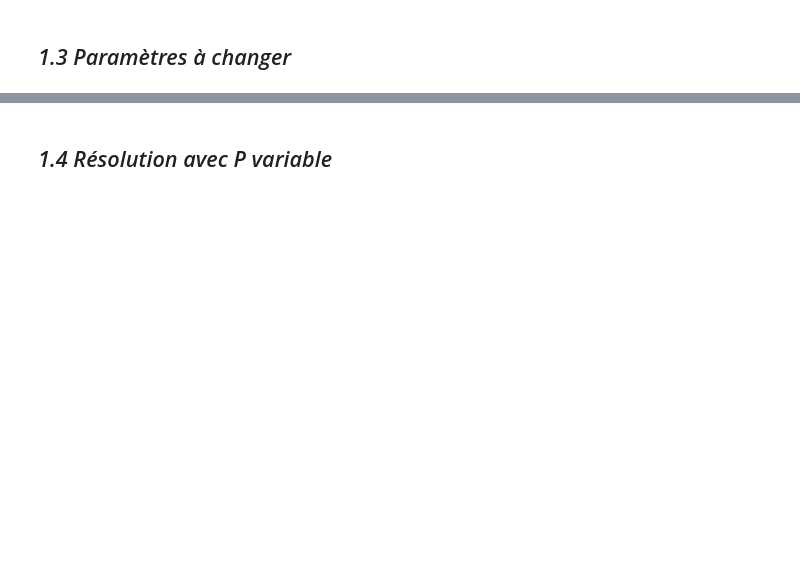
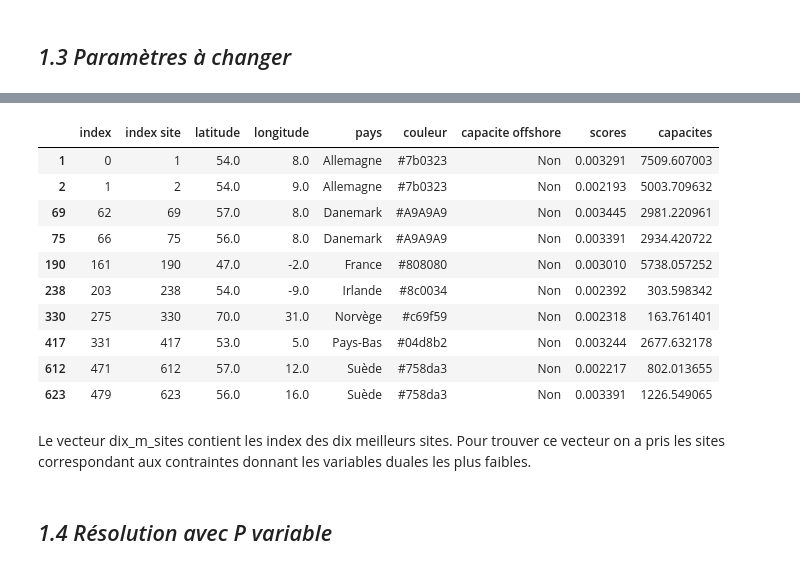
Before and after one commit to Zepp176/Projet_optimisation, a Jupyter notebook: Rapport-propre.ipynb, the cells around one changed output, grey strips where cells are left out. Cells and saved outputs as stored; diff of their text form; code cells hidden in the pictures; blank space fills up the shorter version.

```diff
--- a/Rapport-propre.ipynb
+++ b/Rapport-propre.ipynb
@@ -163,6 +163,17 @@ def sum_rendement(rend, nb_site):
         c[i] = sum_rend[i,0]
     c = CyLPArray(c)
     return c
+
+
+def dix_meilleurs_sites(a):
+    array = list(a)
+    b = max(array)
+    l = []
+    for i in range(10):
+        a = array.index(min(array))
+        l.append(a)
+        array[a] = b
+    return l
 # %%
 # chargement des données
 
@@ -382,3 +389,21 @@ print(s.dualConstraintSolution['variabilitee pg'])
+# %%
+sol_dual_capa = s.dualConstraintSolution['capacitee']
+dix_m_sites = dix_meilleurs_sites(sol_dual_capa)
+sites.loc[sites['index site'].isin(dix_m_sites)]
+# %% [output]
+|  | index | index site | latitude | longitude | pays | couleur | capacite offshore | scores | capacites |
+| 1 | 0 | 1 | 54.0 | 8.0 | Allemagne | #7b0323 | Non | 0.003291 | 7509.607003 |
+| 2 | 1 | 2 | 54.0 | 9.0 | Allemagne | #7b0323 | Non | 0.002193 | 5003.709632 |
+| 69 | 62 | 69 | 57.0 | 8.0 | Danemark | #A9A9A9 | Non | 0.003445 | 2981.220961 |
+| 75 | 66 | 75 | 56.0 | 8.0 | Danemark | #A9A9A9 | Non | 0.003391 | 2934.420722 |
+| 190 | 161 | 190 | 47.0 | -2.0 | France | #808080 | Non | 0.003010 | 5738.057252 |
+| 238 | 203 | 238 | 54.0 | -9.0 | Irlande | #8c0034 | Non | 0.002392 | 303.598342 |
+| 330 | 275 | 330 | 70.0 | 31.0 | Norvège | #c69f59 | Non | 0.002318 | 163.761401 |
+| 417 | 331 | 417 | 53.0 | 5.0 | Pays-Bas | #04d8b2 | Non | 0.003244 | 2677.632178 |
+| 612 | 471 | 612 | 57.0 | 12.0 | Suède | #758da3 | Non | 0.002217 | 802.013655 |
+| 623 | 479 | 623 | 56.0 | 16.0 | Suède | #758da3 | Non | 0.003391 | 1226.549065 |
+# %% [markdown]
+Le vecteur dix_m_sites contient les index des dix meilleurs sites. Pour trouver ce vecteur on a pris les sites correspondant aux contraintes donnant les variables duales les plus faibles.
 # %% [markdown]
 ## *1.4 Résolution avec P variable*
 # %%
```
Also changed, not shown: parts of 19 cells of this notebook.
